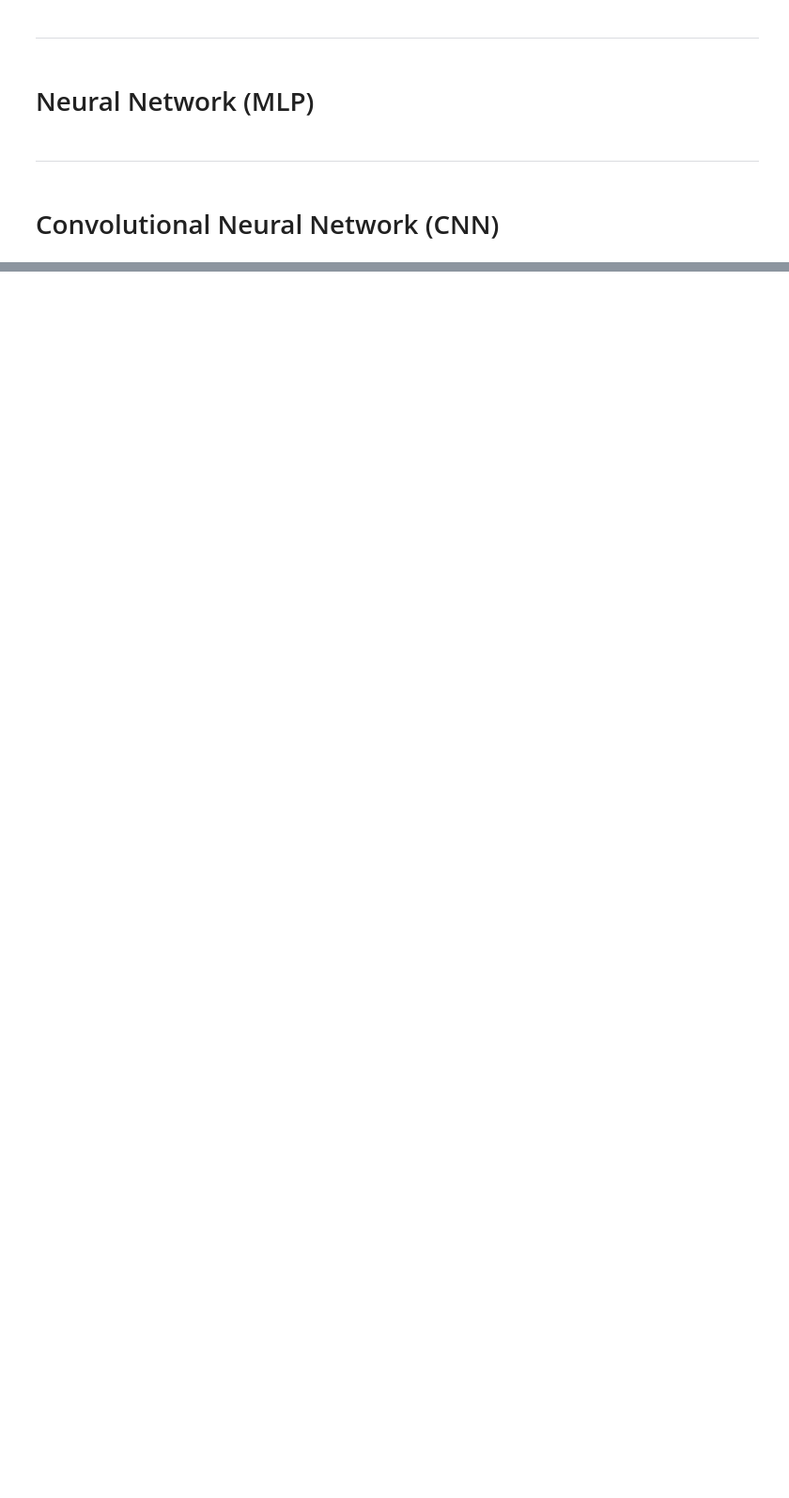
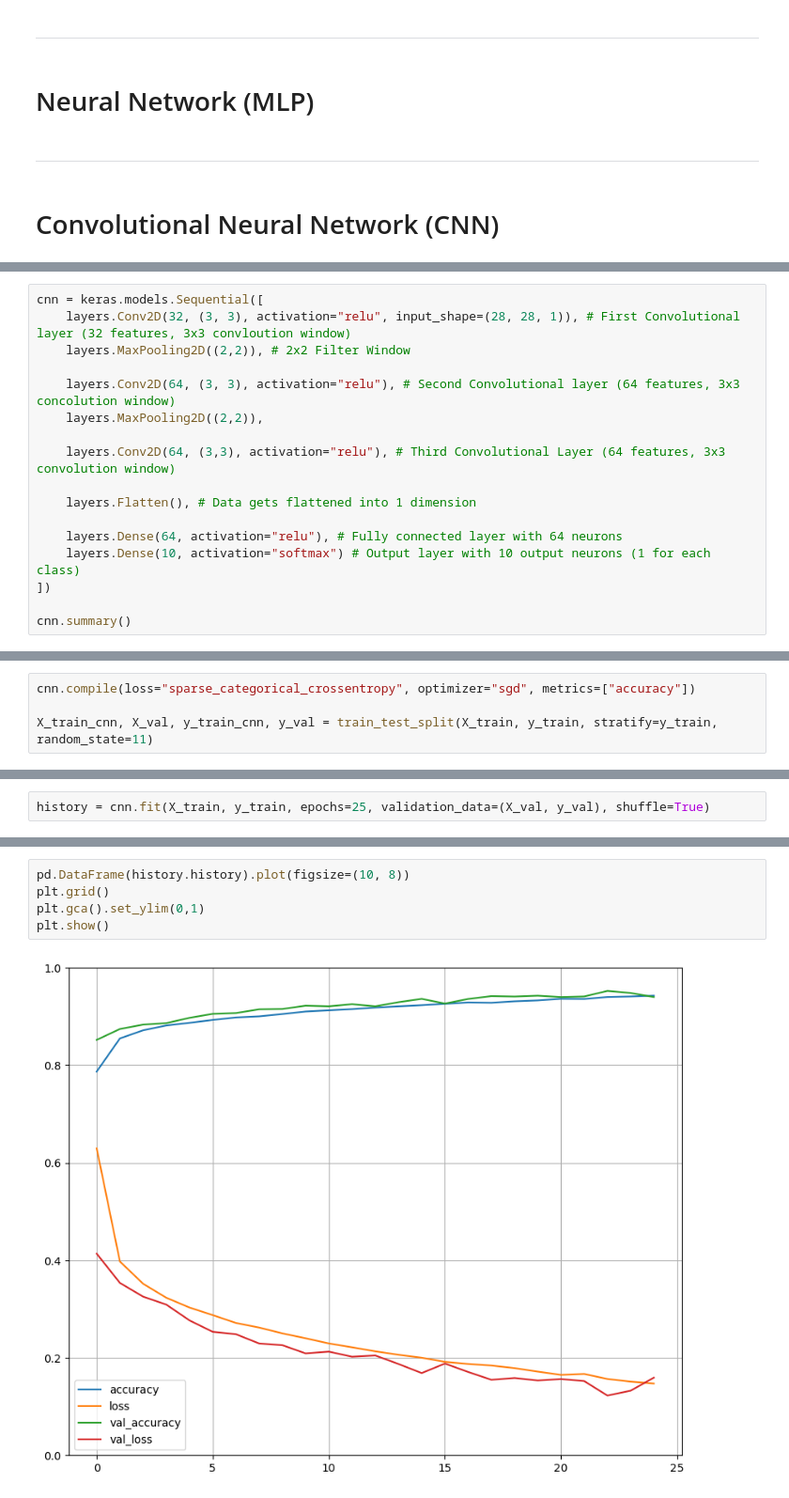
Before and after one commit to EstebanGomezVal/Proyecto1_ML, a Jupyter notebook: Lab_2.ipynb, the cells around one changed output, grey strips where cells are left out. Shown at 94% size. Drawn from its saved outputs; the diff is of its cells as text; blank space fills up the shorter version.

```diff
--- a/Lab_2.ipynb
+++ b/Lab_2.ipynb
@@ -279,0 +261,17 @@ ___
+# %%
+cnn = keras.models.Sequential([
+    layers.Conv2D(32, (3, 3), activation="relu", input_shape=(28, 28, 1)), # First Convolutional layer (32 features, 3x3 convloution window)
+    layers.MaxPooling2D((2,2)), # 2x2 Filter Window
+
+    layers.Conv2D(64, (3, 3), activation="relu"), # Second Convolutional layer (64 features, 3x3 concolution window)
+    layers.MaxPooling2D((2,2)),
+
+    layers.Conv2D(64, (3,3), activation="relu"), # Third Convolutional Layer (64 features, 3x3 convolution window)
+
+    layers.Flatten(), # Data gets flattened into 1 dimension
+
+    layers.Dense(64, activation="relu"), # Fully connected layer with 64 neurons
+    layers.Dense(10, activation="softmax") # Output layer with 10 output neurons (1 for each class)
+])
+
+cnn.summary()
@@ -279,0 +304,4 @@ ___
+# %%
+cnn.compile(loss="sparse_categorical_crossentropy", optimizer="sgd", metrics=["accuracy"])
+
+X_train_cnn, X_val, y_train_cnn, y_val = train_test_split(X_train, y_train, stratify=y_train, random_state=11)
@@ -279,0 +310,2 @@ ___
+# %%
+history = cnn.fit(X_train, y_train, epochs=25, validation_data=(X_val, y_val), shuffle=True)
@@ -279,0 +330,7 @@ ___
+# %%
+pd.DataFrame(history.history).plot(figsize=(10, 8))
+plt.grid()
+plt.gca().set_ylim(0,1)
+plt.show()
+# %% [output]
+[figure, added]
```
Also changed, not shown: parts of 12 cells of this notebook.
